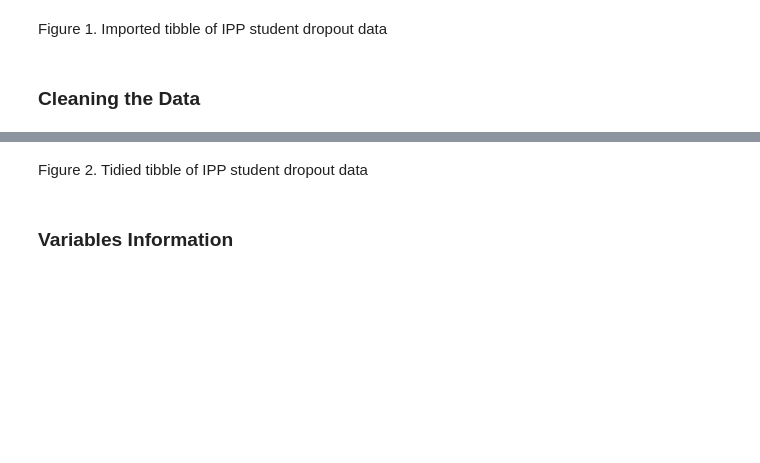
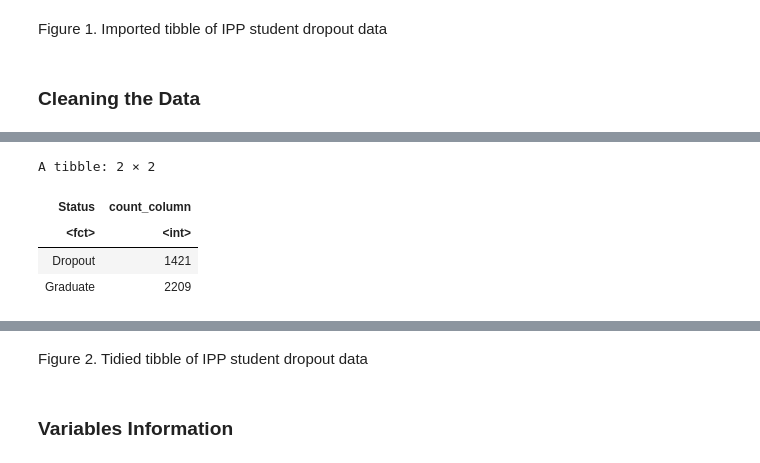
Before and after one commit to yui-ubc/stat-201-2023w1-group-20, a Jupyter notebook: project_proposal.ipynb, the cells around one changed output, grey strips where cells are left out. Drawn from its saved outputs; the diff is of its cells as text; code cells hidden in the pictures; blank space fills up the shorter version.

```diff
--- a/project_proposal.ipynb
+++ b/project_proposal.ipynb
@@ -96,0 +81,12 @@ A data.frame: 3630 × 37
+# %%
+dropout_count <- dropout_pop %>%
+group_by(Status) %>%
+summarize(count_column = n())
+dropout_count
+# Comment for team -> Is this a fair amount of data we have on both> I think so (Yui)
+# %% [output]
+A tibble: 2 × 2
+| Status | count_column |
+| <fct> | <int> |
+| Dropout | 1421 |
+| Graduate | 2209 |
```
Also changed, not shown: parts of 5 cells of this notebook.
